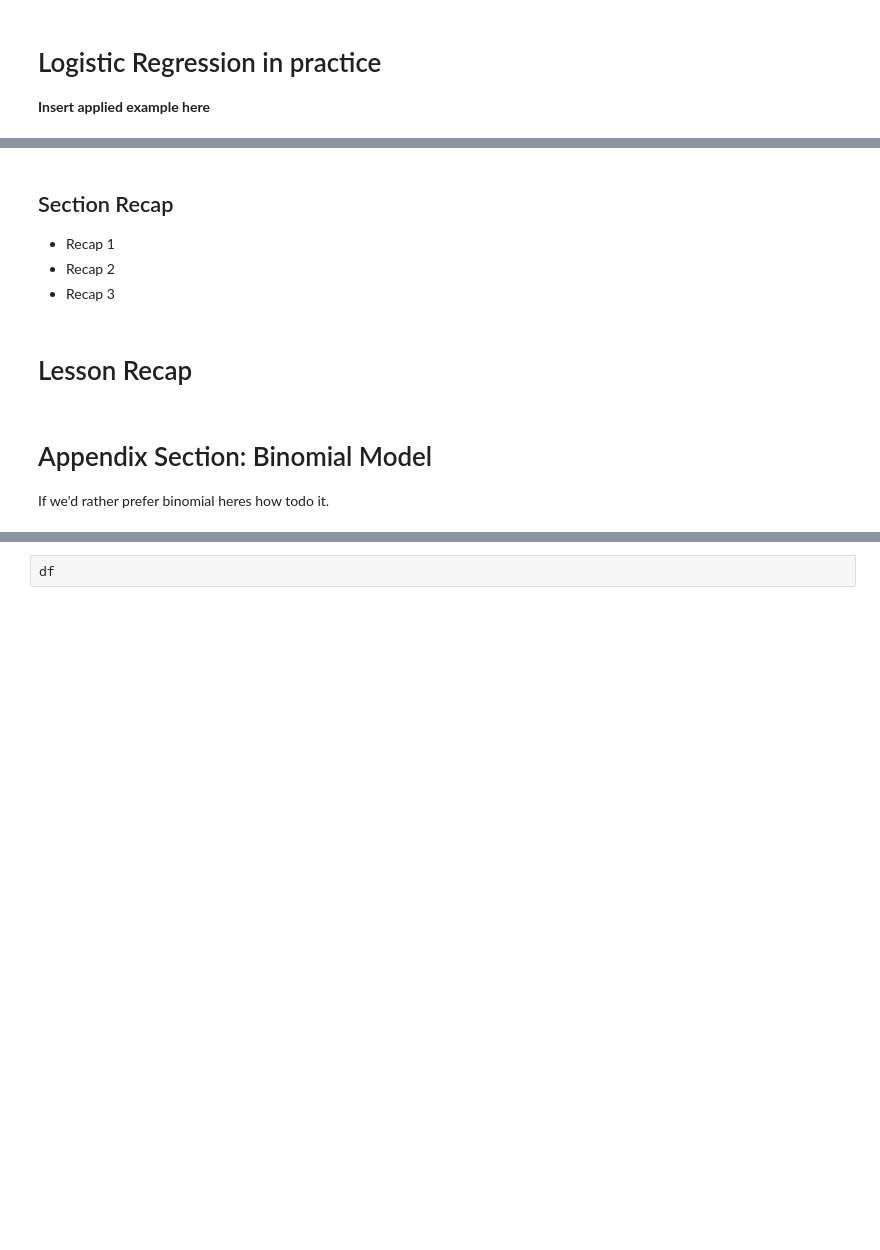
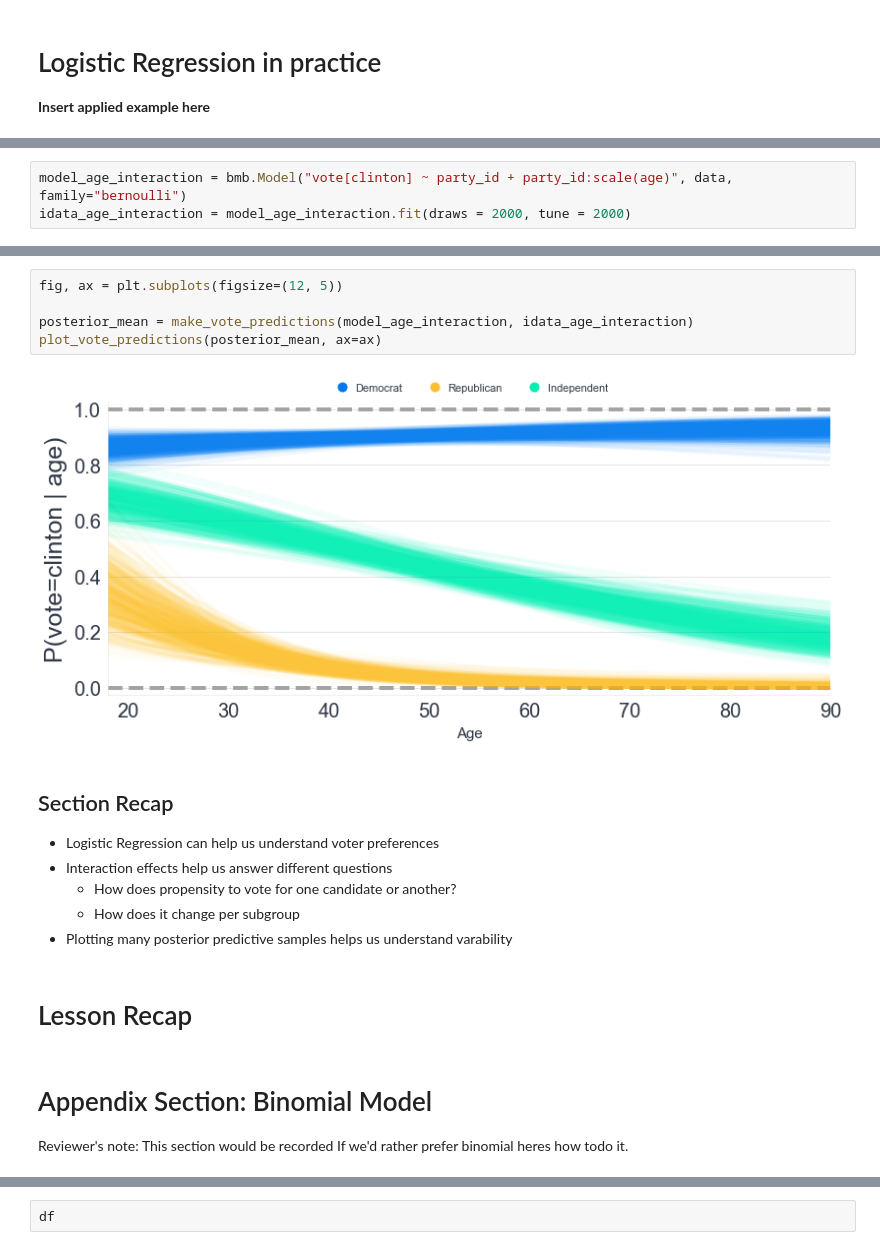
Before and after one commit to tomicapretto/etc, a Jupyter notebook: lesson_code/lesson_04.ipynb, the cells around one changed output, grey strips where cells are left out. Drawn from its saved outputs; the diff is of its cells as text; blank space fills up the shorter version.

```diff
--- a/lesson_code/lesson_04.ipynb
+++ b/lesson_code/lesson_04.ipynb
@@ -608,0 +738,3 @@ Now if any new customer comes in we can predict their prob conversion
+# %%
+model_age_interaction = bmb.Model("vote[clinton] ~ party_id + party_id:scale(age)", data, family="bernoulli")
+idata_age_interaction = model_age_interaction.fit(draws = 2000, tune = 2000)
@@ -609,10 +762,20 @@ Now if any new customer comes in we can predict their prob conversion
+# %%
+fig, ax = plt.subplots(figsize=(12, 5))
+
+posterior_mean = make_vote_predictions(model_age_interaction, idata_age_interaction)
+plot_vote_predictions(posterior_mean, ax=ax)
+# %% [output]
+[figure, added]
 # %% [markdown]
 ## Section Recap
-* Recap 1
-* Recap 2
-* Recap 3
+* Logistic Regression can help us understand voter preferences
+* Interaction effects help us answer different questions
+  * How does propensity to vote for one candidate or another?
+  * How does it change per subgroup
+* Plotting many posterior predictive samples helps us understand varability
 # %% [markdown]
 # Lesson Recap
 # %% [markdown]
 # Appendix Section: Binomial Model
+Reviewer's note: This section would be recorded
 If we'd rather prefer binomial heres how todo it.
```
Also changed, not shown: parts of 26 cells of this notebook.
